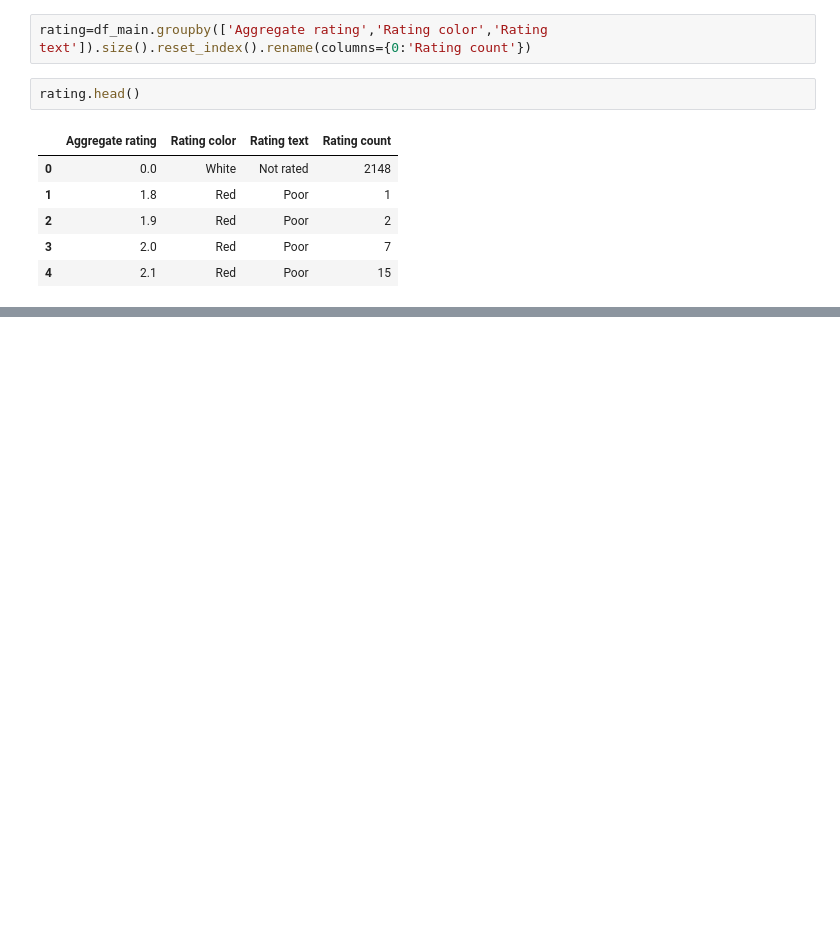
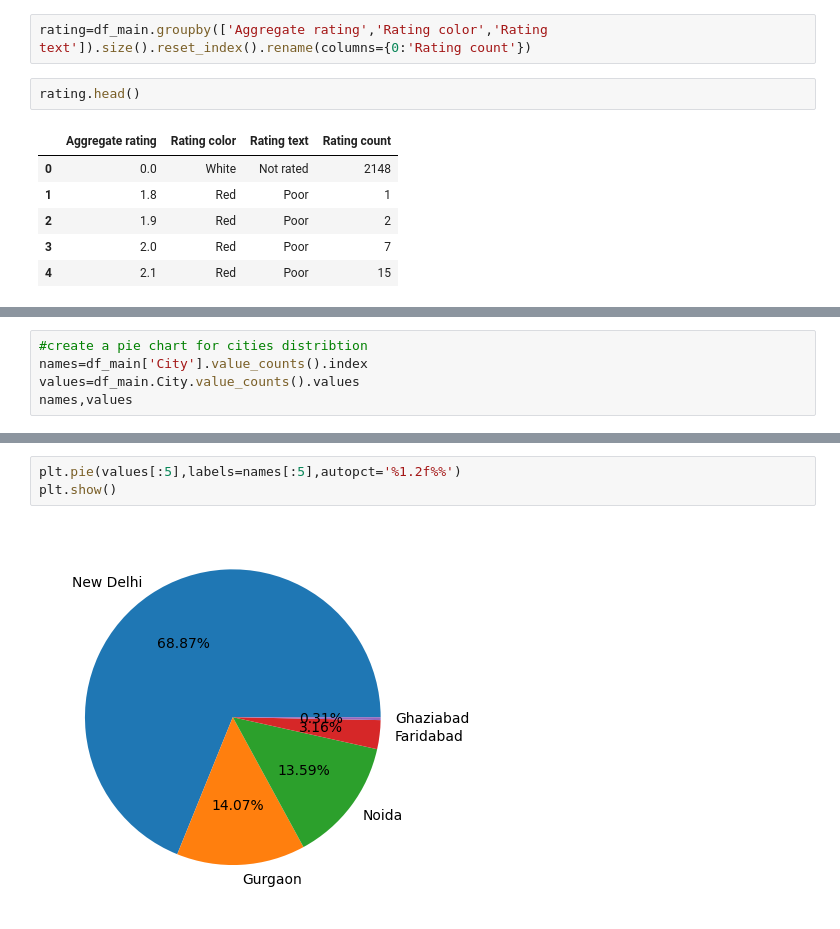
Before and after one commit to Pavan-Sai-H-V/eda_feature_engineering, a Jupyter notebook: zomato/eda.ipynb, the cells around one changed output, grey strips where cells are left out. Saved outputs shown, nothing was run; the diff lists cells and outputs as text; blank space fills up the shorter version.

```diff
--- a/zomato/eda.ipynb
+++ b/zomato/eda.ipynb
@@ -345,0 +507,5 @@ plt.show()
+# %%
+#create a pie chart for cities distribtion
+names=df_main['City'].value_counts().index
+values=df_main.City.value_counts().values
+names,values
@@ -345,0 +532,5 @@ plt.show()
+# %%
+plt.pie(values[:5],labels=names[:5],autopct='%1.2f%%')
+plt.show()
+# %% [output]
+[figure, added]
```
Also changed, not shown: parts of 19 cells of this notebook, 1 other file.
